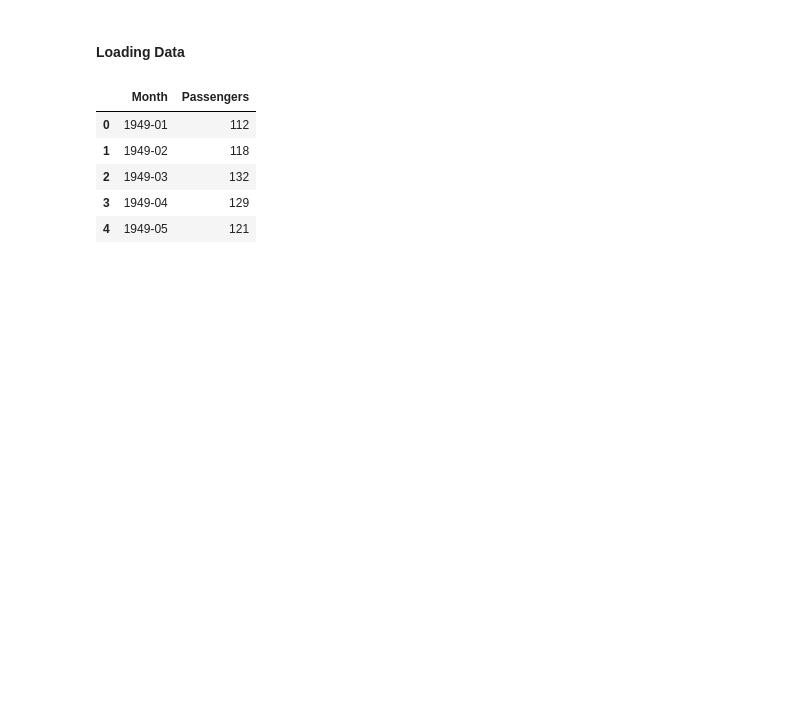
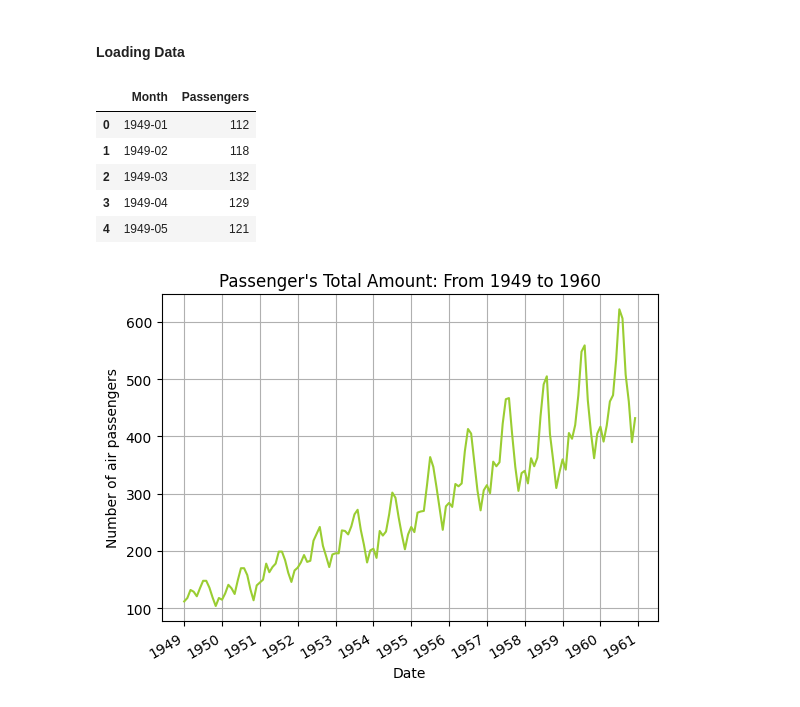
Before and after one commit to joakor89/Time_series_in_python, a Jupyter notebook: chap_8/acc_for_seasonality.ipynb, the cells around one changed output. Drawn from its saved outputs; the diff is of its cells as text; code cells hidden in the pictures; blank space fills up the shorter version.

```diff
--- a/chap_8/acc_for_seasonality.ipynb
+++ b/chap_8/acc_for_seasonality.ipynb
@@ -46,3 +46,18 @@ df.head()
 | 2 | 1949-03 | 132 |
 | 3 | 1949-04 | 129 |
 | 4 | 1949-05 | 121 |
+# %%
+fig, ax = plt.subplots()
+
+ax.plot(df['Month'], df['Passengers'], color='yellowgreen')
+ax.set_xlabel('Date')
+ax.set_ylabel('Number of air passengers')
+ax.grid(True)
+
+plt.xticks(np.arange(0, 145, 12), np.arange(1949, 1962, 1))
+
+fig.autofmt_xdate()
+plt.title("Passenger's Total Amount: From 1949 to 1960")
+plt.show()
+# %% [output]
+[figure, added]
```
Also changed, not shown: parts of 48 cells of this notebook.
